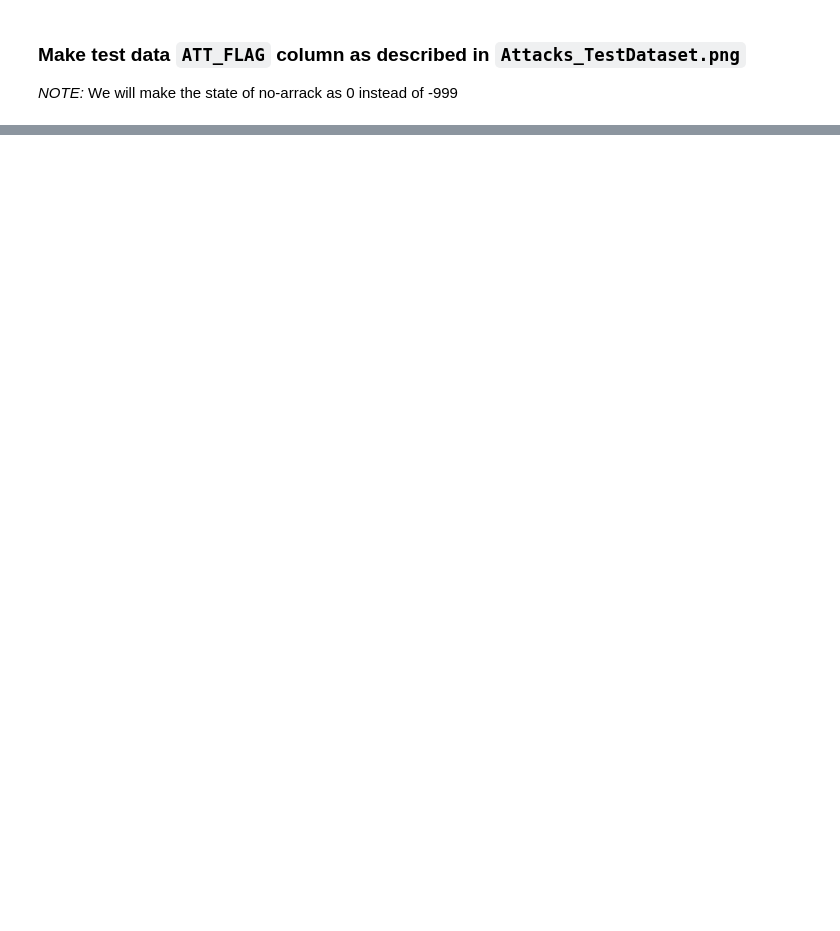
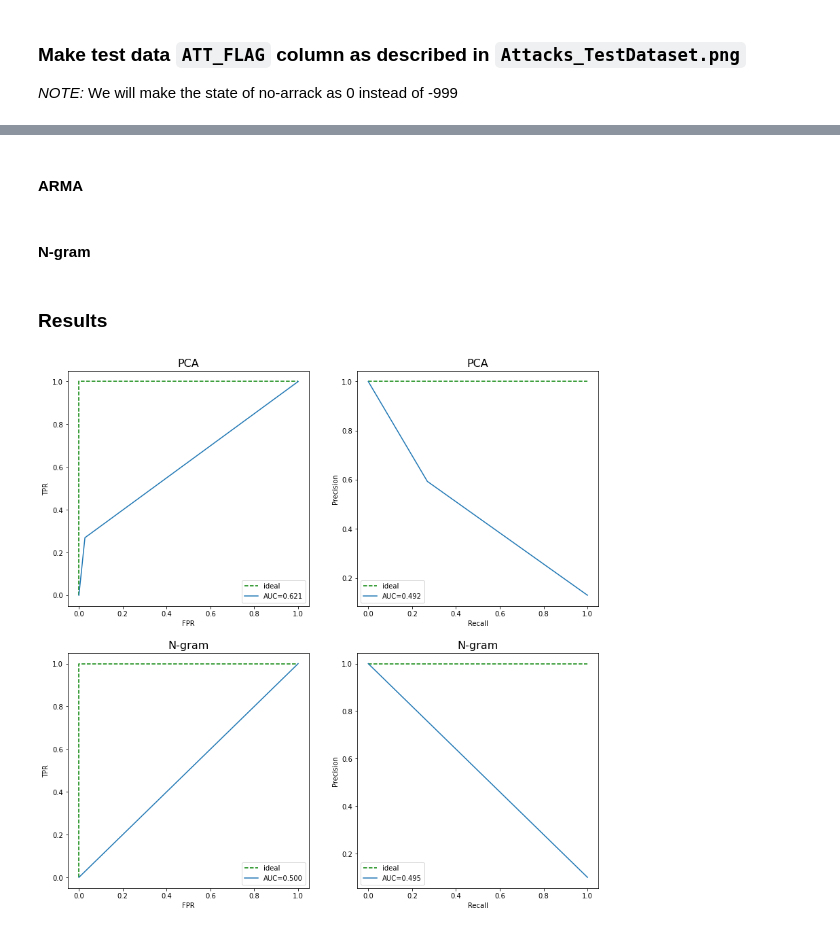
Before and after one commit to sharwinbobde/cyber-data-analytics, a Jupyter notebook: Part-2/task-6.ipynb, the cells around one changed output, grey strips where cells are left out. Saved outputs shown, nothing was run; the diff lists cells and outputs as text; code cells hidden in the pictures; blank space fills up the shorter version.

```diff
--- a/Part-2/task-6.ipynb
+++ b/Part-2/task-6.ipynb
@@ -79,0 +107,4 @@ Name: ATT_FLAG, dtype: float64
+# %% [markdown]
+#### ARMA
+# %% [markdown]
+#### N-gram
@@ -79,0 +148,48 @@ Name: ATT_FLAG, dtype: float64
+# %%
+Z_in_profiles = N_gram.generate_profiles(Z_inlier_windowed, L)
+Z_in_profile_labels = N_gram.generate_profile_labels(Z_inlier_labels, L)
+
+Z_out_profiles = N_gram.generate_profiles(Z_outlier_windowed, L)
+Z_out_profile_labels = N_gram.generate_profile_labels(Z_outlier_labels, L)
+
+# Stack train data together for training k-NearestNeighbour
+train_X = np.vstack((Z_in_profiles, Z_out_profiles))
+train_Y = np.vstack((Z_in_profile_labels, Z_out_profile_labels))
+
+test_X_profiles = N_gram.generate_profiles(test_X_windowed, L)
+test_X_profile_labels = N_gram.generate_profile_labels(test_Y_windowed, L)
+
+N_gram.fit_kNN(train_X, train_Y)
+y_pred = N_gram.classify(test_X_profiles, L)
+
+result = run_metrics(test_X_profile_labels, y_pred)
+results["N-gram"] = result
+# %% [markdown]
+### Results
+# %%
+fig, axs = plt.subplots(nrows=2, ncols=2)
+fig.set_size_inches(14,14)
+
+for i in range(2):
+    axs[i,0].set_xlabel("FPR")
+    axs[i,0].set_ylabel("TPR")
+
+    axs[i,1].set_xlabel("Recall")
+    axs[i,1].set_ylabel("Precision")
+i=0
+for key in ['PCA', 'N-gram']:
+    result = results[key]
+    axs[i,0].set_title(key, fontsize=16)
+    axs[i,1].set_title(key, fontsize=16)
+
+    axs[i,0].plot([0,0,1], [0,1,1], '--g', label="ideal")
+    axs[i,0].plot(result['false_pos_rate'], result['true_pos_rate'], label="AUC=" + str("%.3f" % result["auc"]))
+    axs[i,0].legend()
+
+    axs[i,1].plot([0,1], [1,1], '--g', label="ideal")
+    axs[i,1].plot(result['recall_curve'], result['precision_curve'], label="AUC=" + str("%.3f" % result["auc_pr"]).format(""))
+    axs[i,1].legend()
+    i += 1
+plt.show()
+# %% [output]
+[figure, added]
```
Also changed, not shown: parts of 8 cells of this notebook, 5 other files.
